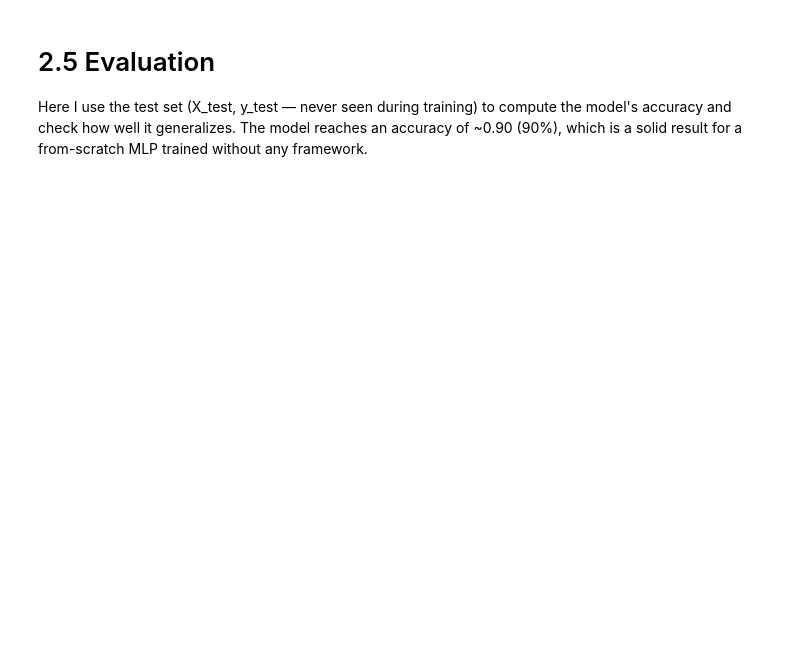
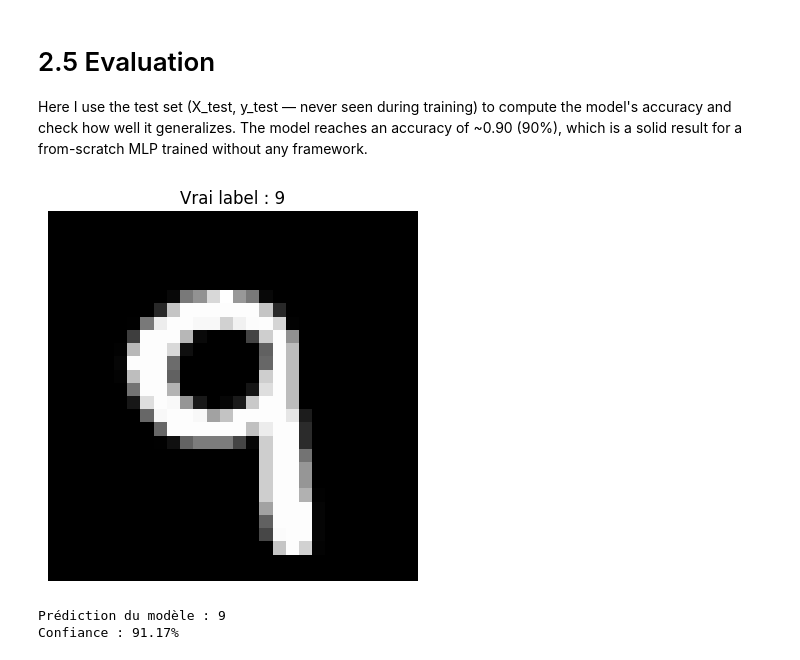
Before and after one commit to ambroise-lb/Hand-Made-Neural-Net, a Jupyter notebook: handMadeNN2.ipynb, the cells around one changed output. Cells and saved outputs as stored; diff of their text form; code cells hidden in the pictures; blank space fills up the shorter version.

```diff
--- a/handMadeNN2.ipynb
+++ b/handMadeNN2.ipynb
@@ -204,3 +204,28 @@ print(accuracy)
 # %% [markdown]
 # 2.5 Evaluation
 Here I use the test set (X_test, y_test — never seen during training) to compute the model's accuracy and check how well it generalizes. The model reaches an accuracy of ~0.90 (90%), which is a solid result for a from-scratch MLP trained without any framework.
+# %%
+idx = 599
+image = X_test[idx]
+label = y_test[idx]
+
+plt.imshow(image, cmap='gray')
+plt.title(f"Vrai label : {label}")
+plt.axis('off')
+plt.show()
+
+x_demo = image.reshape(784, 1) / 255
+
+FC3_demo = FullyConnectedLayer(W_FCLayer3, x_demo, b_FCLayer3)
+ReLU2_demo = ReLULayer(FC3_demo)
+FC2_demo = FullyConnectedLayer(W_FCLayer2, ReLU2_demo, b_FCLayer2)
+ReLU1_demo = ReLULayer(FC2_demo)
+FC1_demo = FullyConnectedLayer(W_FCLayer1, ReLU1_demo, b_FCLayer1)
+y_pred_demo = softmax(FC1_demo)
+
+predicted_label = np.argmax(y_pred_demo)
+print(f"Prédiction du modèle : {predicted_label}")
+# %% [output]
+[figure, added]
+Prédiction du modèle : 9
+Confiance : 91.17%
```
Also changed, not shown: parts of 3 cells of this notebook.
